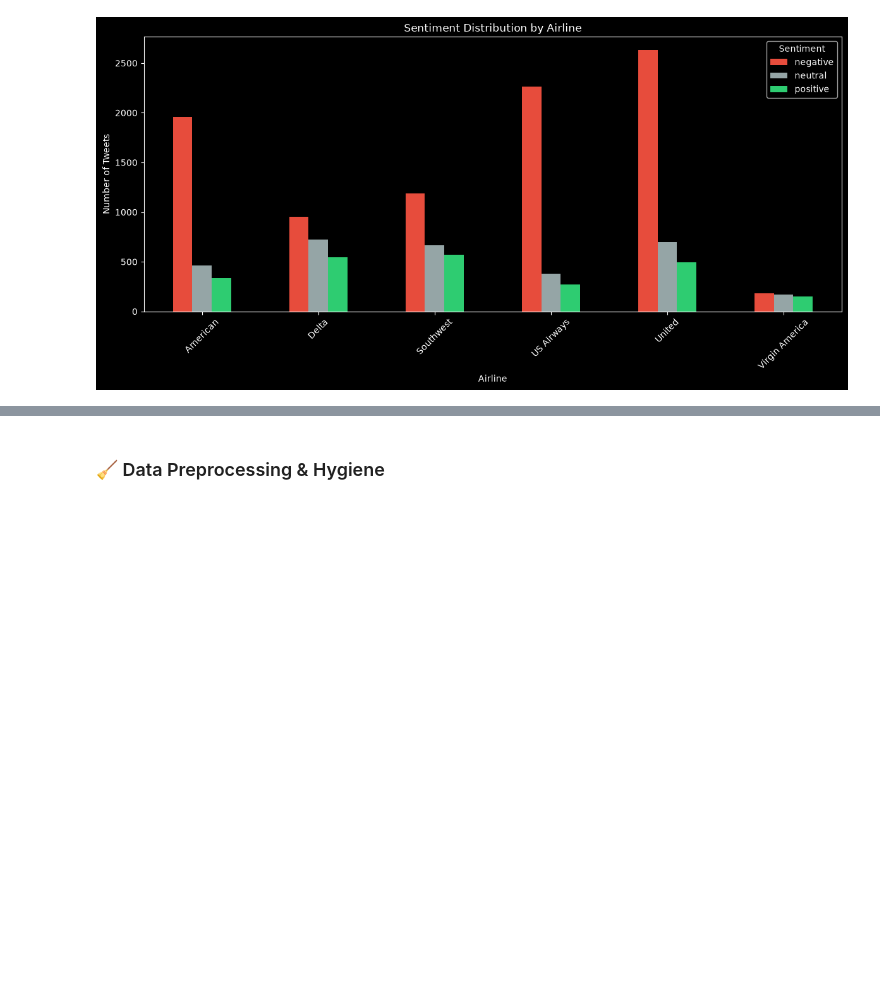
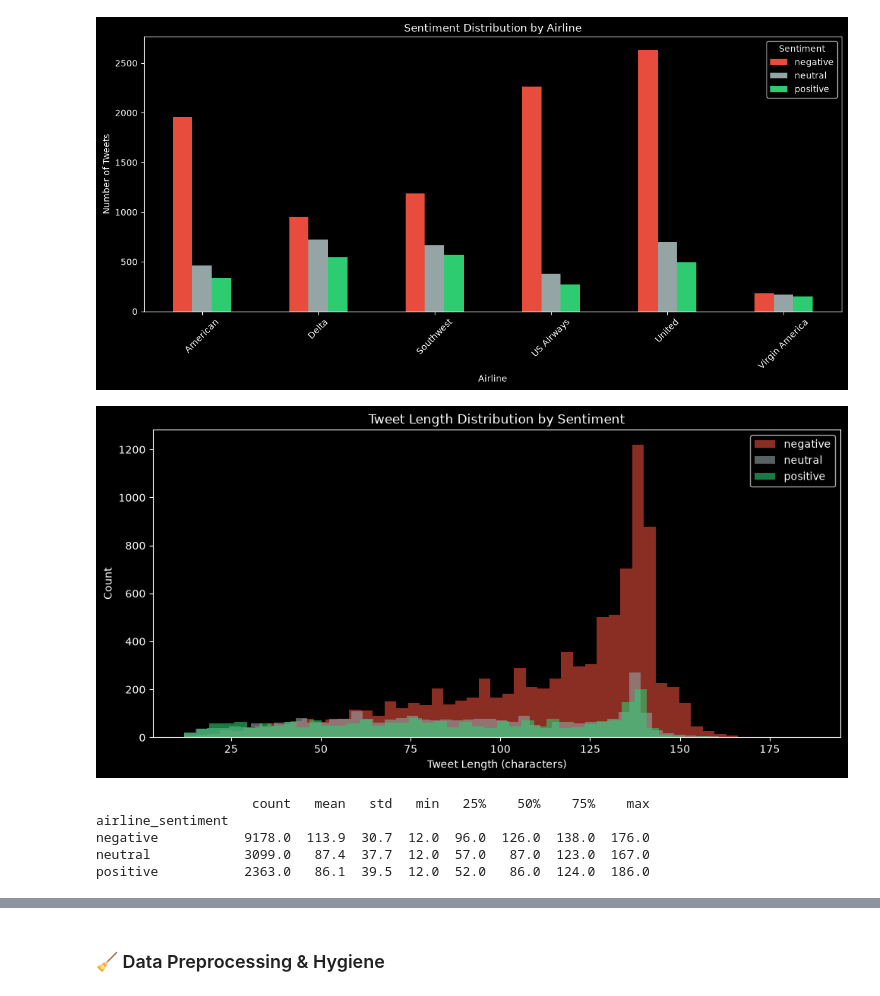
Before and after one commit to MaykInvest/Sentiment_Analysis_Airline, a Jupyter notebook: project.ipynb, the cells around one changed output, grey strips where cells are left out. Drawn from its saved outputs; the diff is of its cells as text; code cells hidden in the pictures; blank space fills up the shorter version.

```diff
--- a/project.ipynb
+++ b/project.ipynb
@@ -416,3 +416,30 @@ plt.tight_layout()
 plt.show()
 # %% [output]
 [figure]
+# %%
+# ============================================================
+# 📏 TWEET LENGTH ANALYSIS
+# ============================================================
+
+df['tweet_length'] = df['text'].apply(len)
+
+plt.figure(figsize=(10, 5))
+for sentiment, color in zip(['negative', 'neutral', 'positive'], colors):
+    subset = df[df['airline_sentiment'] == sentiment]['tweet_length']
+    plt.hist(subset, bins=50, alpha=0.6, label=sentiment, color=color)
+
+plt.title('Tweet Length Distribution by Sentiment')
+plt.xlabel('Tweet Length (characters)')
+plt.ylabel('Count')
+plt.legend()
+plt.tight_layout()
+plt.show()
+
+print(df.groupby('airline_sentiment')['tweet_length'].describe().round(1))
+# %% [output]
+[figure, added]
+                    count   mean   std   min   25%    50%    75%    max
+airline_sentiment
+negative           9178.0  113.9  30.7  12.0  96.0  126.0  138.0  176.0
+neutral            3099.0   87.4  37.7  12.0  57.0   87.0  123.0  167.0
+positive           2363.0   86.1  39.5  12.0  52.0   86.0  124.0  186.0
```
Also changed, not shown: parts of 4 cells of this notebook.
